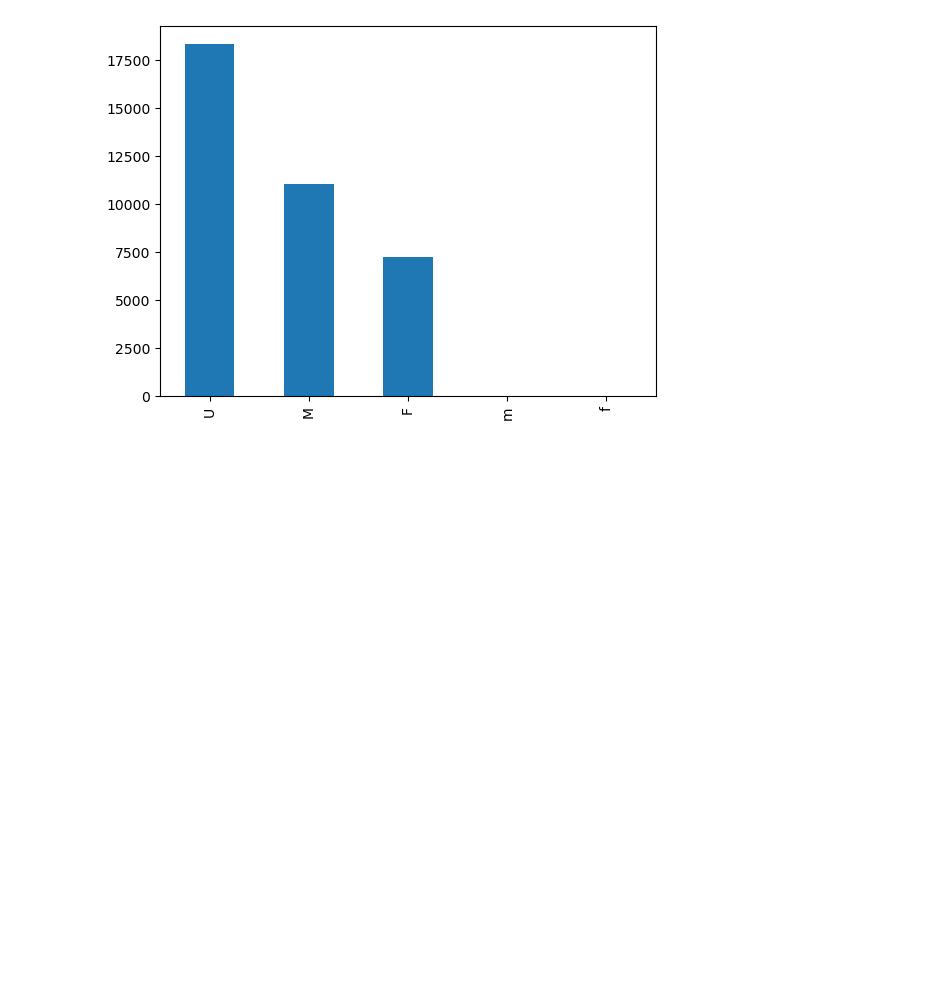
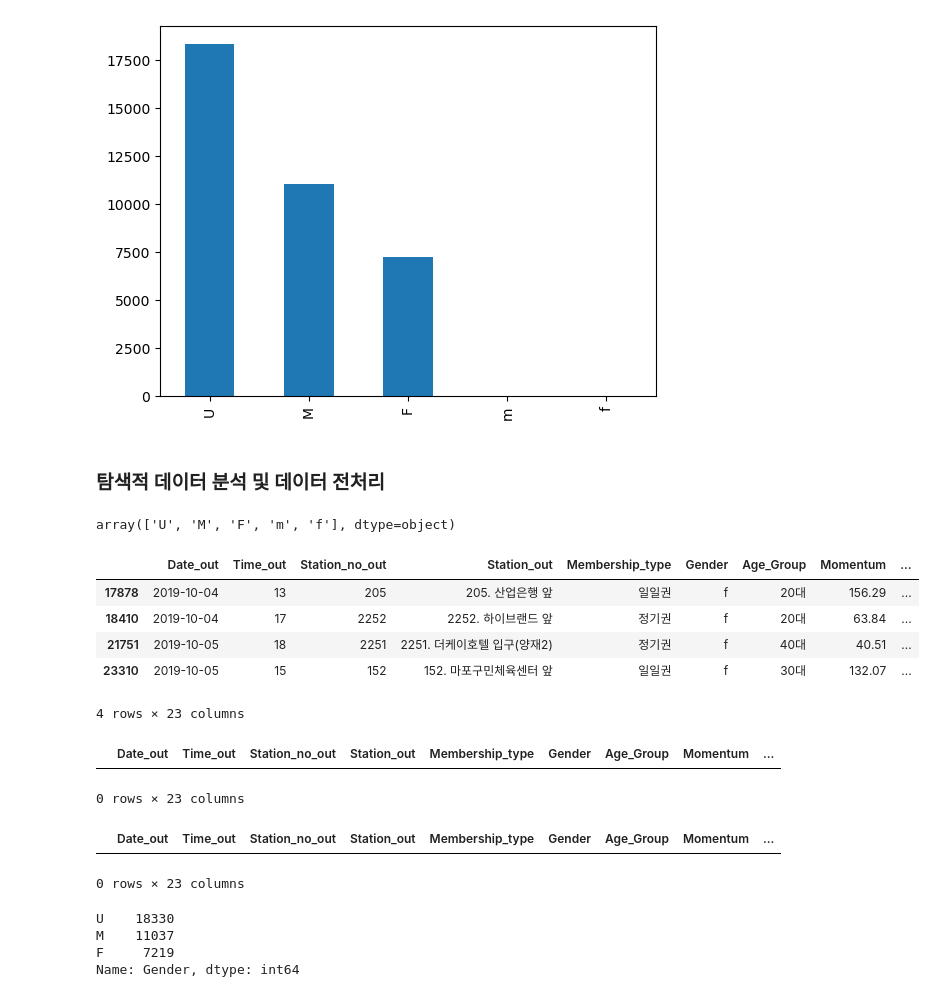
Before and after one commit to Yerial1125/e_learning1, a Jupyter notebook: Untitled.ipynb, the cells around one changed output. Saved outputs shown, nothing was run; the diff lists cells and outputs as text; code cells hidden in the pictures; blank space fills up the shorter version.

```diff
--- a/Untitled.ipynb
+++ b/Untitled.ipynb
@@ -491,3 +491,18 @@ bike_data2['Gender'].value_counts().plot(kind='bar')
 plt.show()
 # %% [output]
 [figure]
+# %% [markdown]
+### 탐색적 데이터 분석 및 데이터 전처리
+# %%
+bike_data2.Gender.unique()
+# %% [output]
+array(['U', 'M', 'F', 'm', 'f'], dtype=object)
+# %%
+bike_data2[bike_data2.Gender == 'f']
+# %% [output]
+|  | Date_out | Time_out | Station_no_out | Station_out | Membership_type | Gender | Age_Group | Momentum | ... |
+| 17878 | 2019-10-04 | 13 | 205 | 205. 산업은행 앞 | 일일권 | f | 20대 | 156.29 | ... |
+| 18410 | 2019-10-04 | 17 | 2252 | 2252. 하이브랜드 앞 | 정기권 | f | 20대 | 63.84 | ... |
+| 21751 | 2019-10-05 | 18 | 2251 | 2251. 더케이호텔 입구(양재2) | 정기권 | f | 40대 | 40.51 | ... |
+| 23310 | 2019-10-05 | 15 | 152 | 152. 마포구민체육센터 앞 | 일일권 | f | 30대 | 132.07 | ... |
+4 rows × 23 columns
@@ -493,0 +511,5 @@ plt.show()
+# %%
+bike_data2[bike_data2.Gender=='f']
+# %% [output]
+|  | Date_out | Time_out | Station_no_out | Station_out | Membership_type | Gender | Age_Group | Momentum | ... |
+0 rows × 23 columns
@@ -493,0 +518,12 @@ plt.show()
+# %%
+bike_data2[bike_data2.Gender=='m']
+# %% [output]
+|  | Date_out | Time_out | Station_no_out | Station_out | Membership_type | Gender | Age_Group | Momentum | ... |
+0 rows × 23 columns
+# %%
+bike_data2.Gender.value_counts()
+# %% [output]
+U    18330
+M    11037
+F     7219
+Name: Gender, dtype: int64
```
Also changed, not shown: parts of 13 cells of this notebook.
